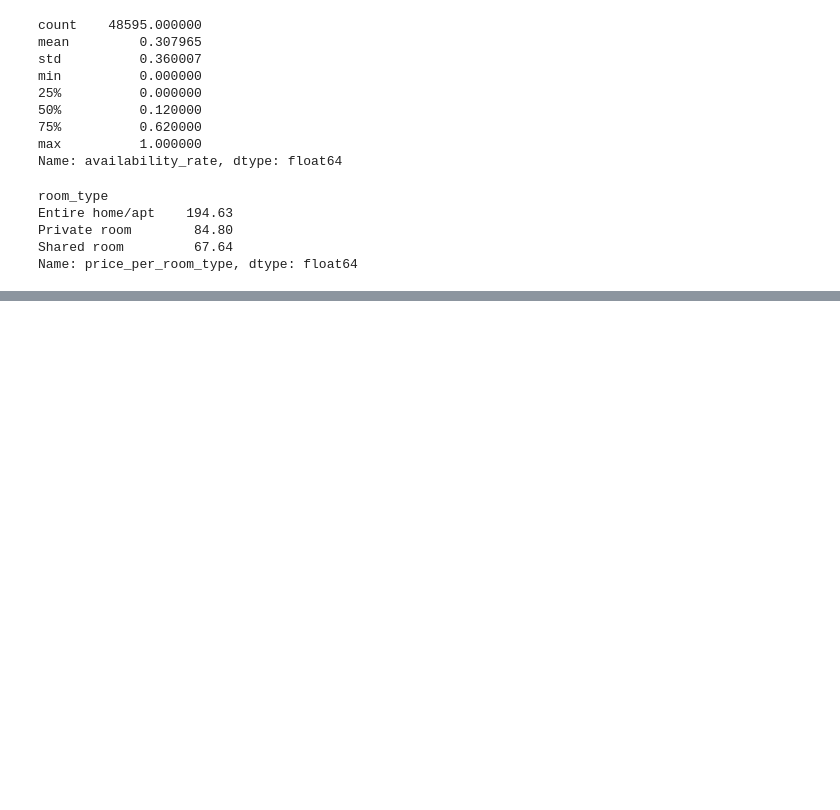
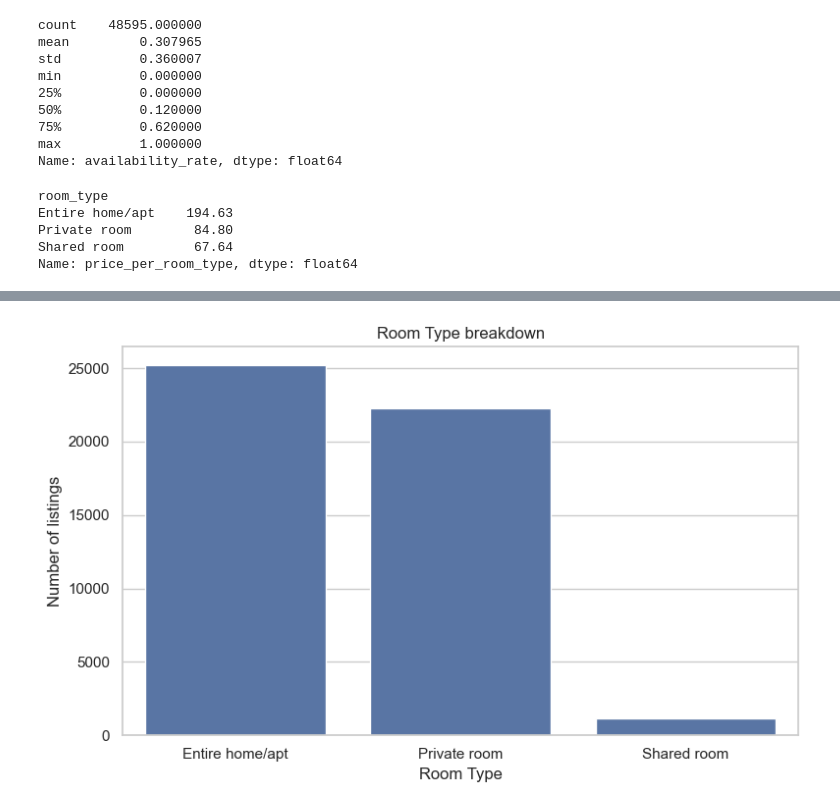
Before and after one commit to MSultanbek/airbnb-nyc-eda, a Jupyter notebook: notebooks/airbnb.ipynb, the cells around one changed output, grey strips where cells are left out. Drawn from its saved outputs; the diff is of its cells as text; code cells hidden in the pictures; blank space fills up the shorter version.

```diff
--- a/notebooks/airbnb.ipynb
+++ b/notebooks/airbnb.ipynb
@@ -296,0 +322,14 @@ Name: price_per_room_type, dtype: float64
+# %%
+fig, ax = plt.subplots(figsize=(8, 5))
+
+sns.countplot(data = df, x = df.room_type, ax = ax, order=df['room_type'].value_counts().index)
+
+ax.set_title('Room Type breakdown')
+ax.set_xlabel("Room Type")
+ax.set_ylabel("Number of listings")
+
+plt.tight_layout()
+plt.savefig('../visuals/Room type.png', dpi=150, bbox_inches='tight')
+plt.show()
+# %% [output]
+[figure, added]
```
Also changed, not shown: parts of 8 cells of this notebook, 4 other files.
